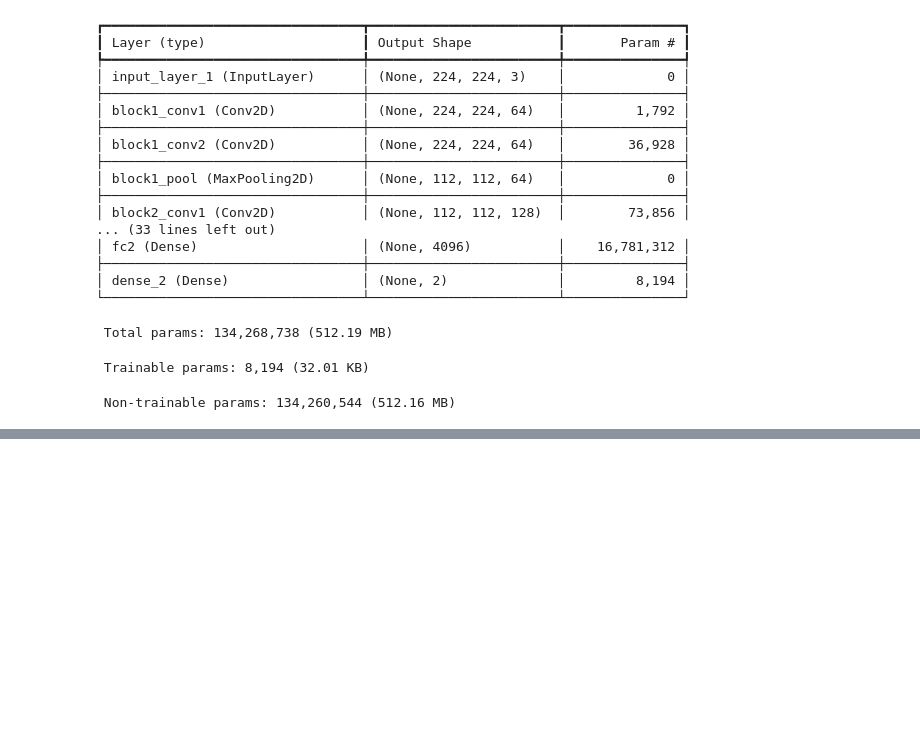
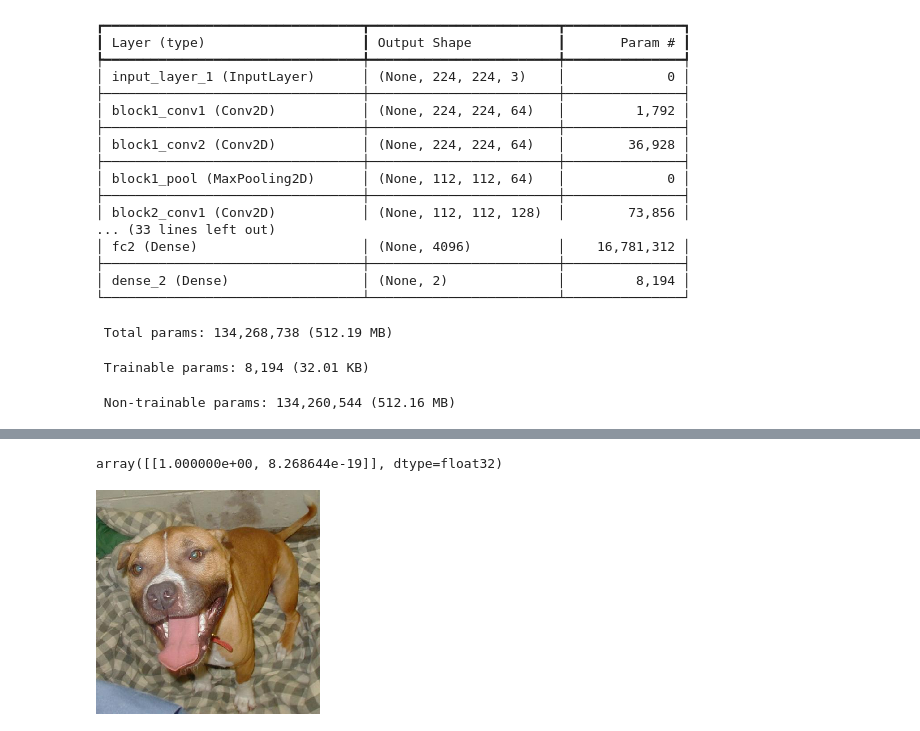
Before and after one commit to edmar-bevilaqua/project_transfer_learning_dio, a Jupyter notebook: transfer_learning.ipynb, the cells around one changed output, grey strips where cells are left out. Saved outputs shown, nothing was run; the diff lists cells and outputs as text; code cells hidden in the pictures; blank space fills up the shorter version.

```diff
--- a/transfer_learning.ipynb
+++ b/transfer_learning.ipynb
@@ -447,0 +564,16 @@ Model: "functional_20"
+# %%
+# helper function to load image and return it and input vector
+def get_image(path):
+    img = image.load_img(path, target_size=(224, 224))
+    x = image.img_to_array(img)
+    x = np.expand_dims(x, axis=0)
+    x = preprocess_input(x)
+    return img, x
+# %%
+img, x = get_image("./PetImages/Dog/6.jpg")
+probabilities = model_new.predict([x])
+# if int(np.argmax(probabilities)) == 0:
+#     classe = "Cat"
+# else:
+#     classe = "Dog"
+# print(f"Classe predita: {int(np.argmax(probabilities))} --> {classe}")
@@ -447,0 +582,8 @@ Model: "functional_20"
+# %%
+probabilities
+# %% [output]
+array([[1.000000e+00, 8.268644e-19]], dtype=float32)
+# %%
+img
+# %% [output]
+[figure, added]
```
Also changed, not shown: parts of 9 cells of this notebook.
